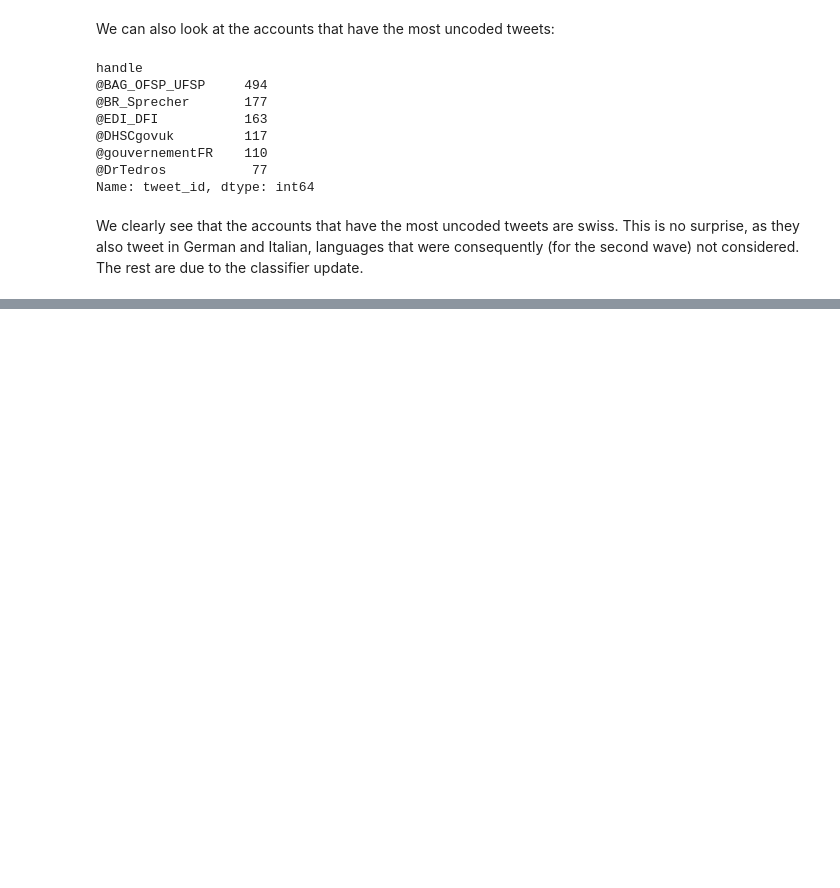
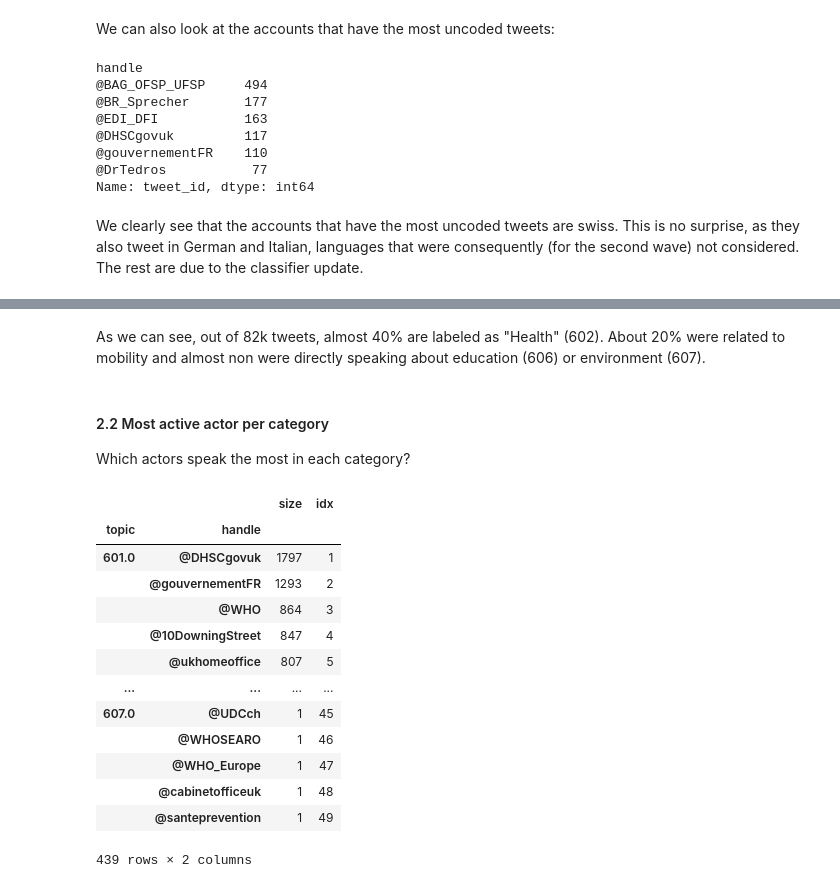
Before and after one commit to ogrnz/covid-nccr, a Jupyter notebook: interactive/descriptives/eda.ipynb, the cells around one changed output, grey strips where cells are left out. Saved outputs shown, nothing was run; the diff lists cells and outputs as text; code cells hidden in the pictures; blank space fills up the shorter version.

```diff
--- a/interactive/descriptives/eda.ipynb
+++ b/interactive/descriptives/eda.ipynb
@@ -266,0 +309,4 @@ We clearly see that the accounts that have the most uncoded tweets are swiss. Th
+# %%
+# df of interest
+df = df_coded_sorted
+print(len(df), "tweets")
@@ -266,0 +333,29 @@ We clearly see that the accounts that have the most uncoded tweets are swiss. Th
+# %% [markdown]
+As we can see, out of 82k tweets, almost 40% are labeled as "Health" (602). About 20% were related to mobility and almost non were directly speaking about education (606) or environment (607).
+# %% [markdown]
+#### 2.2 Most active actor per category
+
+Which actors speak the most in each category?
+# %%
+# Sort the dataframe
+actors_size_df = pd.DataFrame(df.groupby(["topic", "handle"]).size(), columns=["size"])
+actors_size_df = actors_size_df.reset_index() \
+            .sort_values(["topic", "size"], ascending=[True, False]) \
+            .set_index(["topic", "handle"])
+actors_size_df["idx"] = actors_size_df.groupby(["topic"]).cumcount() + 1
+display(actors_size_df)
+# %% [output]
+|  |  | size | idx |
+| topic | handle |  |  |
+| 601.0 | @DHSCgovuk | 1797 | 1 |
+|  | @gouvernementFR | 1293 | 2 |
+|  | @WHO | 864 | 3 |
+|  | @10DowningStreet | 847 | 4 |
+|  | @ukhomeoffice | 807 | 5 |
+| ... | ... | ... | ... |
+| 607.0 | @UDCch | 1 | 45 |
+|  | @WHOSEARO | 1 | 46 |
+|  | @WHO_Europe | 1 | 47 |
+|  | @cabinetofficeuk | 1 | 48 |
+|  | @santeprevention | 1 | 49 |
+439 rows × 2 columns
```
Also changed, not shown: parts of 53 cells of this notebook, 1 other file.
